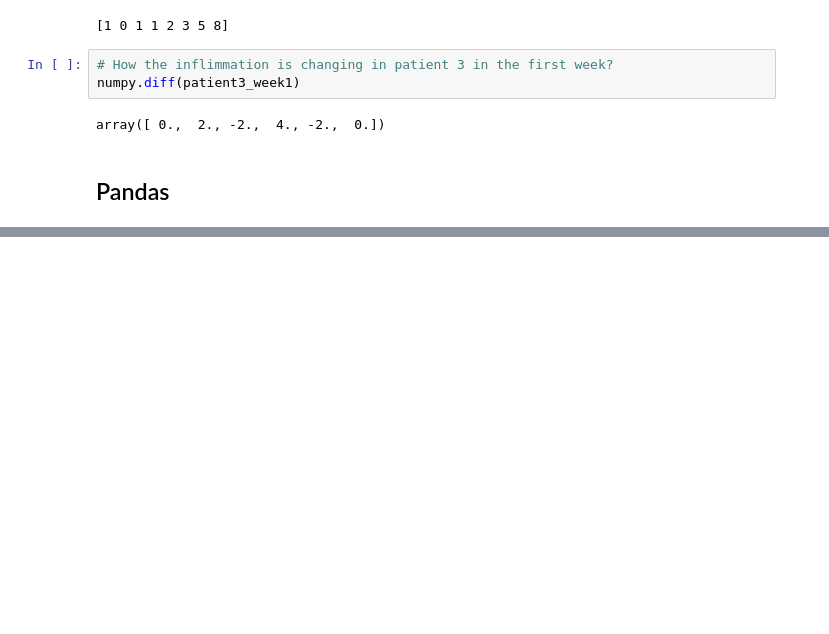
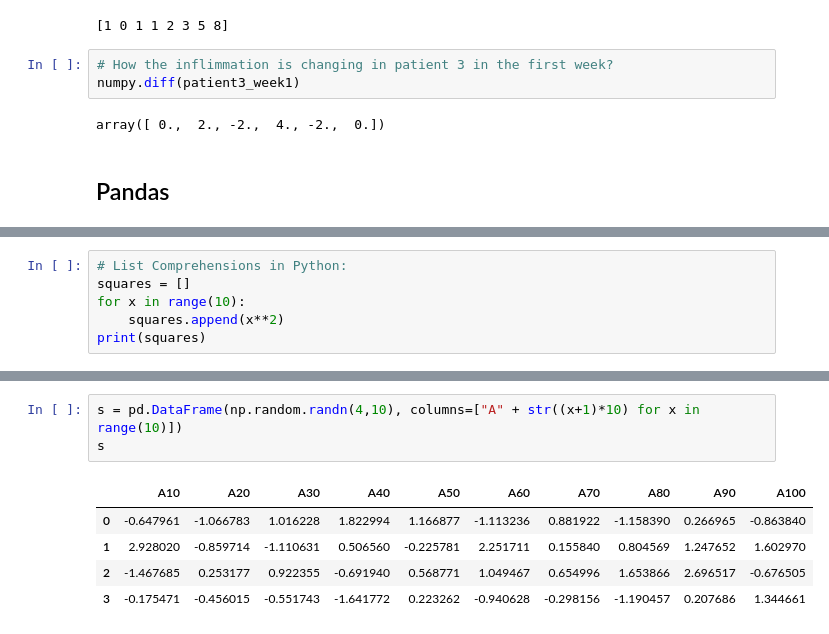
Before and after one commit to n-kono/msa8010, a Jupyter notebook: 03/03-NumpyPandas.ipynb, the cells around one changed output, grey strips where cells are left out. Cells and saved outputs as stored; diff of their text form; blank space fills up the shorter version.

Commit message:
added dataframes

```diff
--- a/03/03-NumpyPandas.ipynb
+++ b/03/03-NumpyPandas.ipynb
@@ -470,0 +524,6 @@ s = pd.Series([1,3,5,np.nan,6,8], index=[x**2 for x in range(6)])
+# %%
+# List Comprehensions in Python:
+squares = []
+for x in range(10):
+    squares.append(x**2)
+print(squares)
@@ -470,0 +557,9 @@ s = pd.Series([1,3,5,np.nan,6,8], index=[x**2 for x in range(6)])
+# %%
+s = pd.DataFrame(np.random.randn(4,10), columns=["A" + str((x+1)*10) for x in range(10)])
+s
+# %% [output]
+|  | A10 | A20 | A30 | A40 | A50 | A60 | A70 | A80 | A90 | A100 |
+| 0 | -0.647961 | -1.066783 | 1.016228 | 1.822994 | 1.166877 | -1.113236 | 0.881922 | -1.158390 | 0.266965 | -0.863840 |
+| 1 | 2.928020 | -0.859714 | -1.110631 | 0.506560 | -0.225781 | 2.251711 | 0.155840 | 0.804569 | 1.247652 | 1.602970 |
+| 2 | -1.467685 | 0.253177 | 0.922355 | -0.691940 | 0.568771 | 1.049467 | 0.654996 | 1.653866 | 2.696517 | -0.676505 |
+| 3 | -0.175471 | -0.456015 | -0.551743 | -1.641772 | 0.223262 | -0.940628 | -0.298156 | -1.190457 | 0.207686 | 1.344661 |
```
Also changed, not shown: parts of 20 cells of this notebook.
